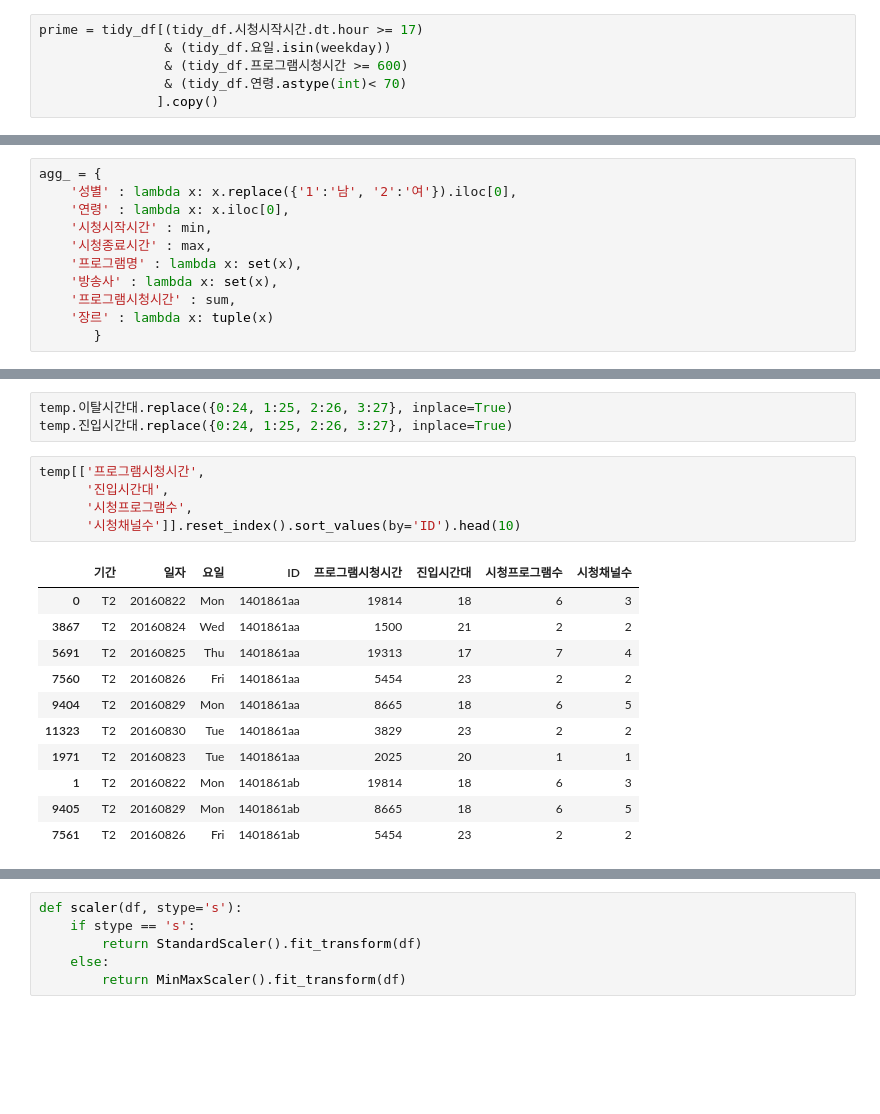
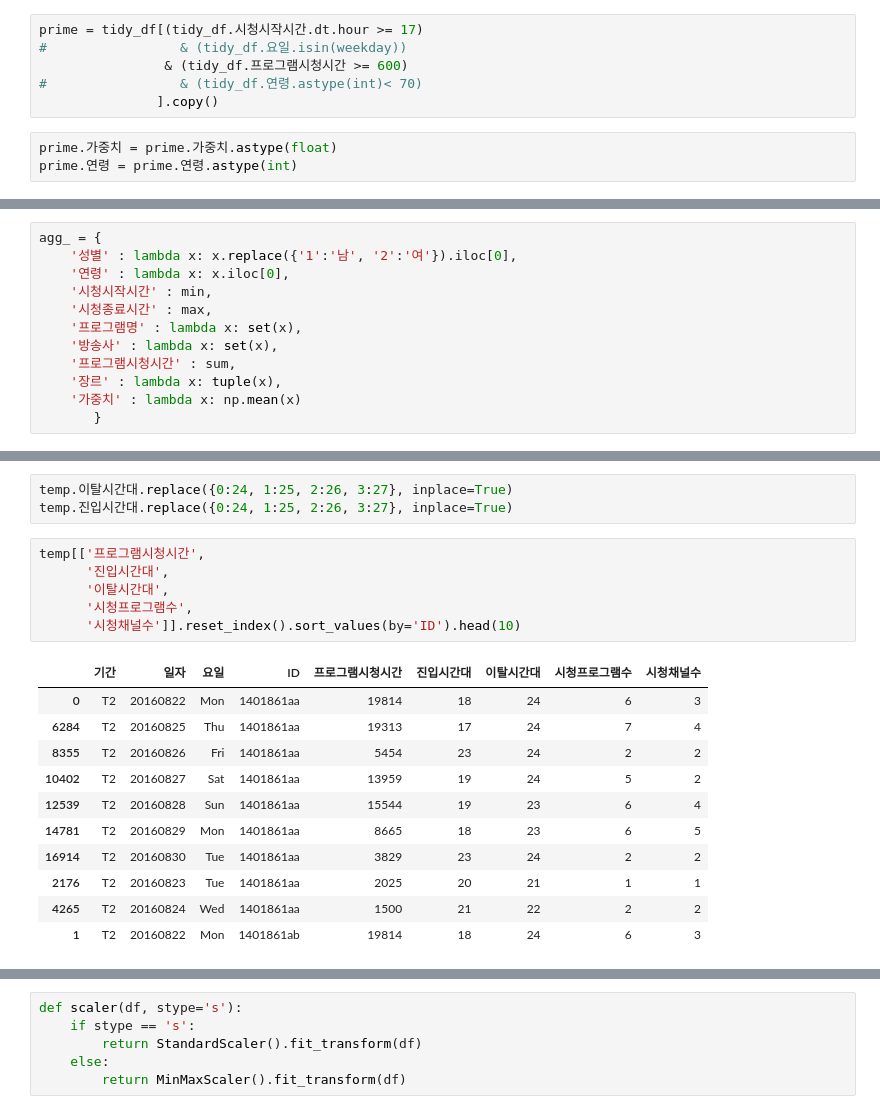
Before and after one commit to ryuqae/SBS, a Jupyter notebook: STEP4_Viewer Clustering.ipynb, the cells around one changed output, grey strips where cells are left out. Drawn from its saved outputs; the diff is of its cells as text; blank space fills up the shorter version.

```diff
--- a/STEP4_Viewer Clustering.ipynb
+++ b/STEP4_Viewer Clustering.ipynb
@@ -51,9 +51,12 @@ target_audience = list(ids.ID[0] & ids.ID[1] & ids.ID[2])
 weekday = ['Mon','Tue','Wed','Thu','Fri']
 # %%
 prime = tidy_df[(tidy_df.시청시작시간.dt.hour >= 17)
-                & (tidy_df.요일.isin(weekday))
+#                 & (tidy_df.요일.isin(weekday))
                 & (tidy_df.프로그램시청시간 >= 600)
-                & (tidy_df.연령.astype(int)< 70)
+#                 & (tidy_df.연령.astype(int)< 70)
                ].copy()
+# %%
+prime.가중치 = prime.가중치.astype(float)
+prime.연령 = prime.연령.astype(int)
 # %%
 prime['장르'] = prime.방송사 + '_' + prime.대분류
@@ -84,7 +73,8 @@ agg_ = {
     '프로그램명' : lambda x: set(x),
     '방송사' : lambda x: set(x),
     '프로그램시청시간' : sum,
-    '장르' : lambda x: tuple(x)
+    '장르' : lambda x: tuple(x),
+    '가중치' : lambda x: np.mean(x)
        }
 # %%
 temp = prime.groupby(['기간', '일자', '요일', 'ID']).agg(agg_)
@@ -109,20 +90,21 @@ temp.진입시간대.replace({0:24, 1:25, 2:26, 3:27}, inplace=True)
 # %%
 temp[['프로그램시청시간',
       '진입시간대',
+      '이탈시간대',
       '시청프로그램수',
       '시청채널수']].reset_index().sort_values(by='ID').head(10)
 # %% [output]
-|  | 기간 | 일자 | 요일 | ID | 프로그램시청시간 | 진입시간대 | 시청프로그램수 | 시청채널수 |
-| 0 | T2 | 20160822 | Mon | 1401861aa | 19814 | 18 | 6 | 3 |
-| 3867 | T2 | 20160824 | Wed | 1401861aa | 1500 | 21 | 2 | 2 |
-| 5691 | T2 | 20160825 | Thu | 1401861aa | 19313 | 17 | 7 | 4 |
-| 7560 | T2 | 20160826 | Fri | 1401861aa | 5454 | 23 | 2 | 2 |
-| 9404 | T2 | 20160829 | Mon | 1401861aa | 8665 | 18 | 6 | 5 |
-| 11323 | T2 | 20160830 | Tue | 1401861aa | 3829 | 23 | 2 | 2 |
-| 1971 | T2 | 20160823 | Tue | 1401861aa | 2025 | 20 | 1 | 1 |
-| 1 | T2 | 20160822 | Mon | 1401861ab | 19814 | 18 | 6 | 3 |
-| 9405 | T2 | 20160829 | Mon | 1401861ab | 8665 | 18 | 6 | 5 |
-| 7561 | T2 | 20160826 | Fri | 1401861ab | 5454 | 23 | 2 | 2 |
+|  | 기간 | 일자 | 요일 | ID | 프로그램시청시간 | 진입시간대 | 이탈시간대 | 시청프로그램수 | 시청채널수 |
+| 0 | T2 | 20160822 | Mon | 1401861aa | 19814 | 18 | 24 | 6 | 3 |
+| 6284 | T2 | 20160825 | Thu | 1401861aa | 19313 | 17 | 24 | 7 | 4 |
+| 8355 | T2 | 20160826 | Fri | 1401861aa | 5454 | 23 | 24 | 2 | 2 |
+| 10402 | T2 | 20160827 | Sat | 1401861aa | 13959 | 19 | 24 | 5 | 2 |
+| 12539 | T2 | 20160828 | Sun | 1401861aa | 15544 | 19 | 23 | 6 | 4 |
+| 14781 | T2 | 20160829 | Mon | 1401861aa | 8665 | 18 | 23 | 6 | 5 |
+| 16914 | T2 | 20160830 | Tue | 1401861aa | 3829 | 23 | 24 | 2 | 2 |
+| 2176 | T2 | 20160823 | Tue | 1401861aa | 2025 | 20 | 21 | 1 | 1 |
+| 4265 | T2 | 20160824 | Wed | 1401861aa | 1500 | 21 | 22 | 2 | 2 |
+| 1 | T2 | 20160822 | Mon | 1401861ab | 19814 | 18 | 24 | 6 | 3 |
 # %%
 temp[['프로그램시청시간',
       '진입시간대',
```
Also changed, not shown: parts of 70 cells of this notebook, 1 other file.
